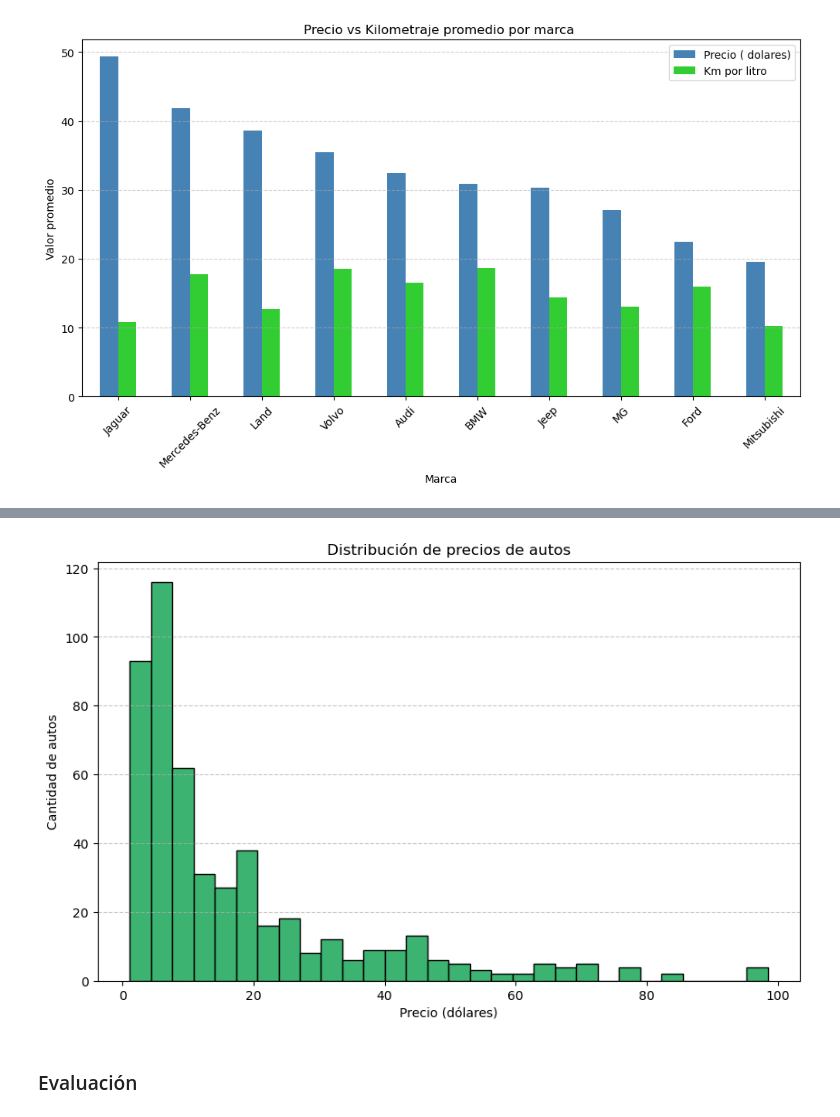
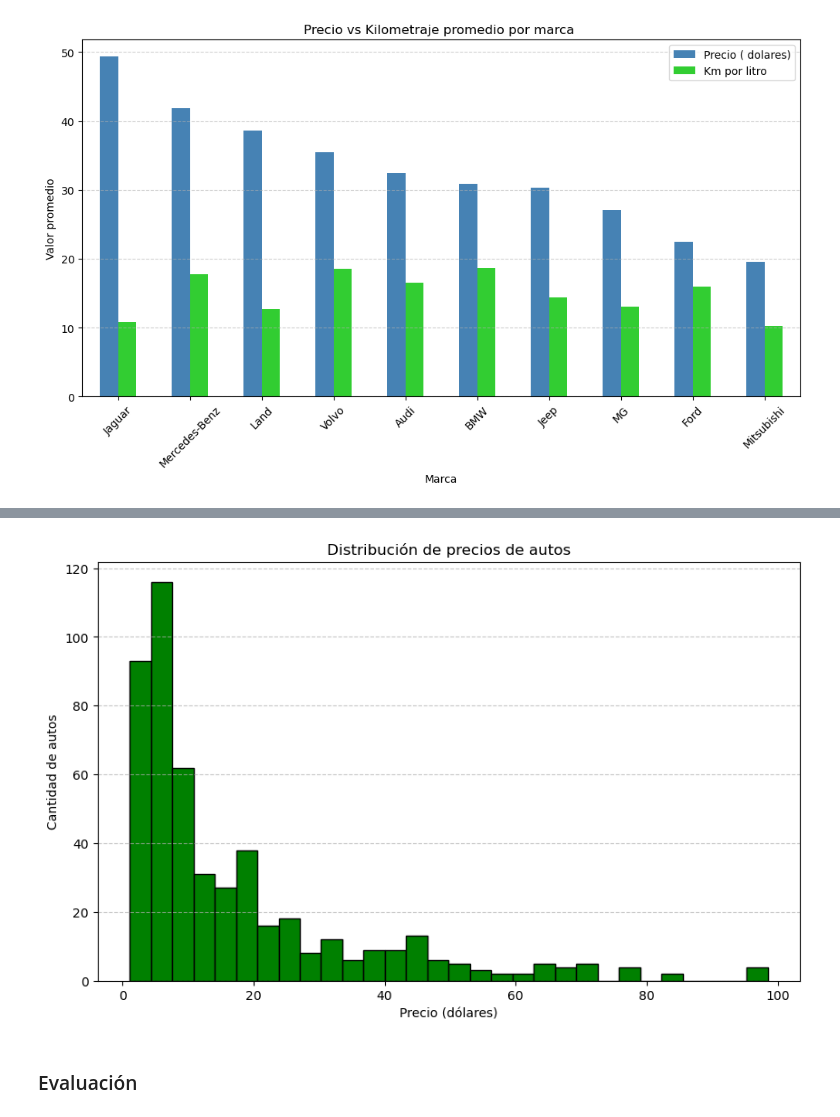
Before and after one commit to leop-contreras/IA-Parcial2, a Jupyter notebook: main.ipynb, the cells around one changed output, grey strips where cells are left out. Drawn from its saved outputs; the diff is of its cells as text; code cells hidden in the pictures.

```diff
--- a/main.ipynb
+++ b/main.ipynb
@@ -368,16 +394,16 @@ plt.show()
 # %%
 
 #ver como se distribuyen los precios de los autos
 
 plt.figure(figsize=(10, 6))
-plt.hist(df['precio_dolares(miles)'], bins=30, color='mediumseagreen', edgecolor='black')
+plt.hist(df['precio_dolares(miles)'], bins=30, color='green',edgecolor='black')
 plt.title('Distribución de precios de autos')
 plt.xlabel('Precio (dólares)')
 plt.ylabel('Cantidad de autos')
 plt.grid(axis='y', linestyle='--', alpha=0.7)
 plt.show()
 # %% [output]
-[figure, old version]
+[figure, new version]
 # %% [markdown]
 ### Evaluación
 # %%
```
Also changed, not shown: parts of 8 cells of this notebook.
